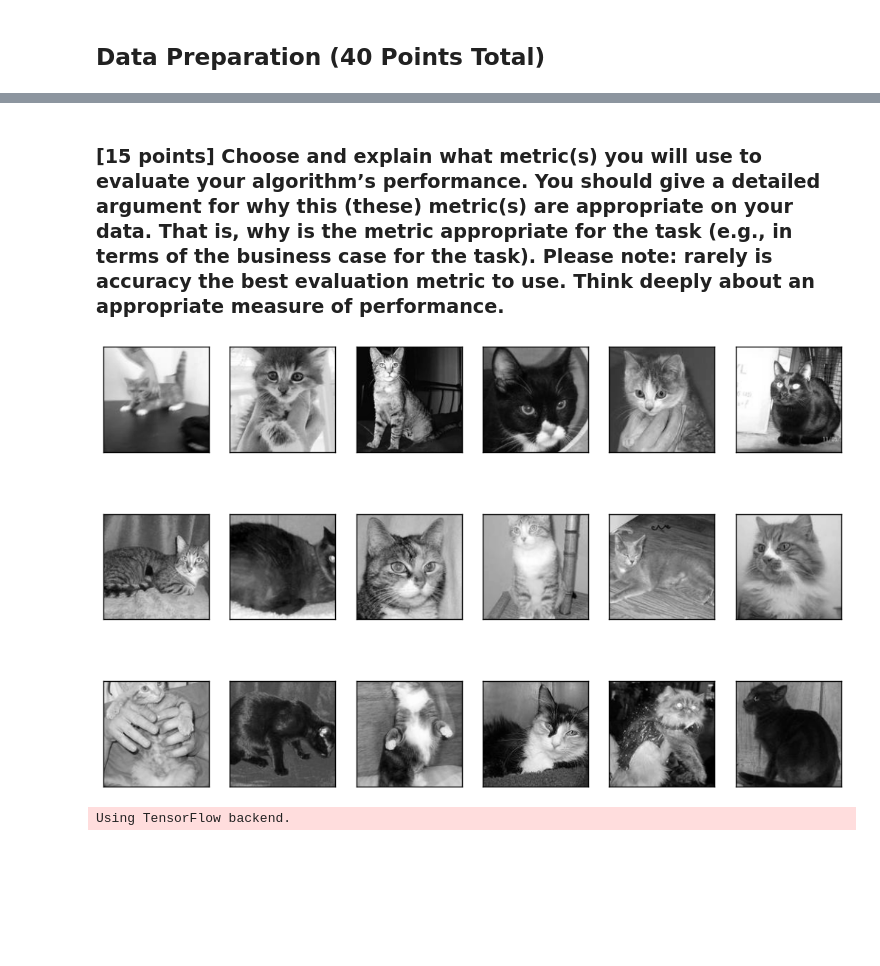
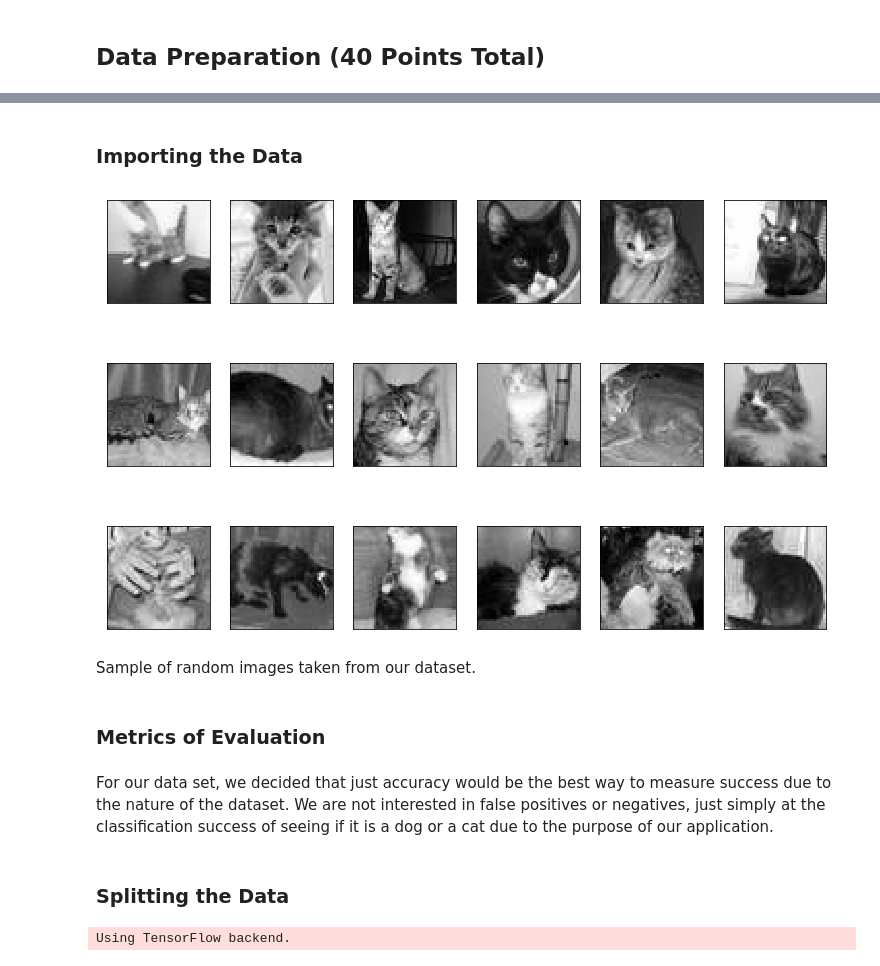
Before and after one commit to LukeWood/CNNvsMLPforDogsAndCats, a Jupyter notebook: Lab8Merged.ipynb, the cells around one changed output, grey strips where cells are left out. Saved outputs shown, nothing was run; the diff lists cells and outputs as text; code cells hidden in the pictures; blank space fills up the shorter version.

```diff
--- a/Lab8Merged.ipynb
+++ b/Lab8Merged.ipynb
@@ -43,8 +41,8 @@ In pre-processing the data, we used three separate scripts:
 <B>3) crop_process.sh</B>: Script that shrinks images to 150 x 150 while simultaneously using aspect to ensure accuracy. Instead of padding, it simply crops the image in respective to the middle of the original image. Loses quality and detail but no additional noise is added.
 
 Afterward we preprocess the images with aspect and one of the following scripts, we append them all together in one dataframe.
-# %% [markdown]
-### [15 points] Choose and explain what metric(s) you will use to evaluate your algorithm’s performance. You should give a detailed argument for why this (these) metric(s) are appropriate on your data. That is, why is the metric appropriate for the task (e.g., in terms of the business case for the task). Please note: rarely is accuracy the best evaluation metric to use. Think deeply about an appropriate measure of performance.
+# %% [markdown]
+### Importing the Data
 # %%
 import numpy as np
 from PIL import Image
@@ -94,22 +92,29 @@ df, X, y = wildcard_to_df('data/small/*.jpg')
 # %%
 # a helper plotting function (modified code from Professor Eric Larson's repository)
 def plot_gallery(images, h, w, n_row=3, n_col=6):
     """Helper function to plot a gallery of portraits"""
     plt.figure(figsize=(1.7 * n_col, 2.3 * n_row))
     plt.subplots_adjust(bottom=0, left=.01, right=.99, top=.90, hspace=.35)
     for i in range(n_row * n_col):
         plt.subplot(n_row, n_col, i + 1)
         plt.imshow(images[i].reshape((h, w)), cmap=plt.cm.gray)
         plt.xticks(())
         plt.yticks(())
 
-w,h = (150,150)
+w,h = (50,50)
 plot_gallery(X, h, w) # defaults to showing a 3 by 6 subset of the faces
 # Visualize some images
 plt.show()
-w,h = 50,50
 # %% [output]
-[figure, old version]
+[figure, new version]
+# %% [markdown]
+Sample of random images taken from our dataset.
+# %% [markdown]
+### Metrics of Evaluation
+# %% [markdown]
+For our data set, we decided that just accuracy would be the best way to measure success due to the nature of the dataset. We are not interested in false positives or negatives, just simply at the classification success of seeing if it is a dog or a cat due to the purpose of our application.
+# %% [markdown]
+### Splitting the Data
 # %%
 import keras
 from keras.models import Sequential
```
Also changed, not shown: parts of 34 cells of this notebook.
